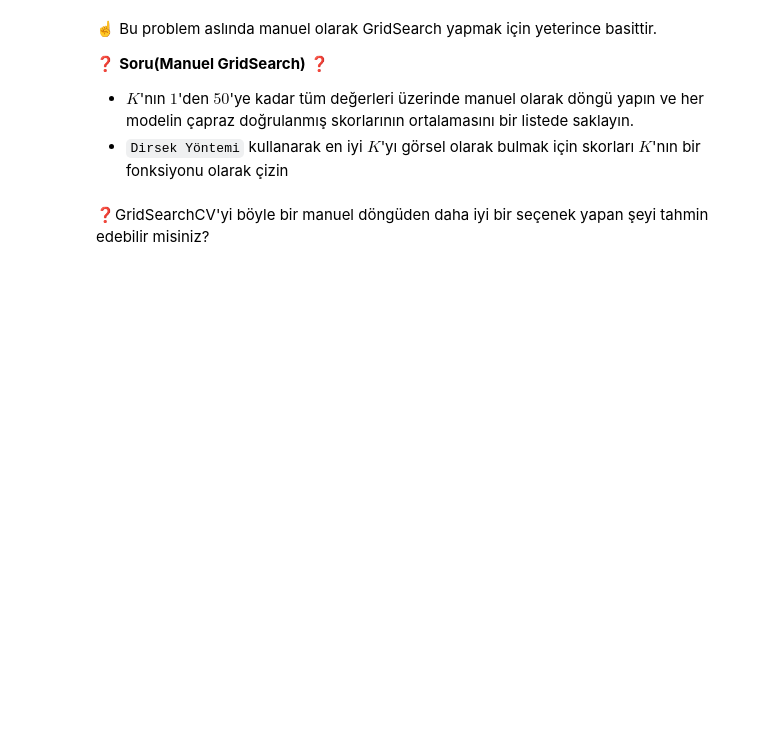
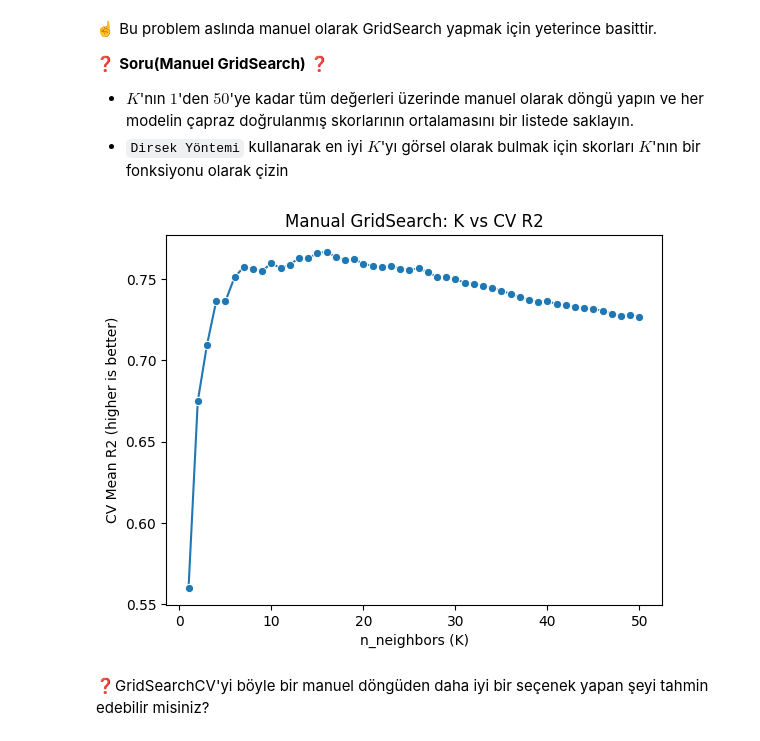
Before and after one commit to buseozgur/D16D5-S-data-workflow, a Jupyter notebook: Workflow.ipynb, the cells around one changed output. Saved outputs shown, nothing was run; the diff lists cells and outputs as text; code cells hidden in the pictures; blank space fills up the shorter version.

```diff
--- a/Workflow.ipynb
+++ b/Workflow.ipynb
@@ -231,3 +229,31 @@ git push origin master
+# %%
+# Manuel GRidSearch
+import matplotlib.pyplot as plt
+
+scores = []
+k_values = range(1,51)
+for k in k_values:
+    knn_manuel = KNeighborsRegressor(n_neighbors=k)
+
+    score = cross_val_score(
+    knn_manuel,
+    X_train_scaled,
+    y_train,
+    cv=5,
+    scoring="r2"
+    )
+
+    scores.append(score.mean())
+
+sns.lineplot(x=k_values, y=scores, marker="o")
+
+plt.title("Manual GridSearch: K vs CV R2")
+plt.xlabel("n_neighbors (K)")
+plt.ylabel("CV Mean R2 (higher is better)")
+
+plt.show()
+# %% [output]
+[figure, added]
 # %% [markdown]
 ❓GridSearchCV'yi böyle bir manuel döngüden daha iyi bir seçenek yapan şeyi tahmin edebilir misiniz?
 # %% [markdown]
```
Also changed, not shown: parts of 19 cells of this notebook.
